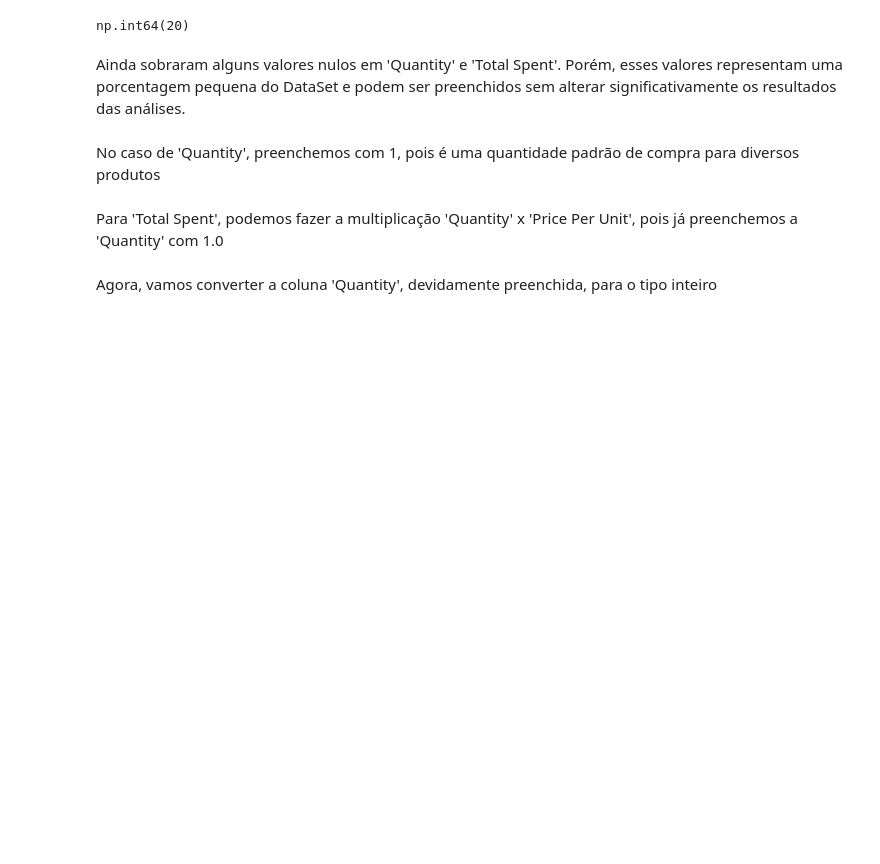
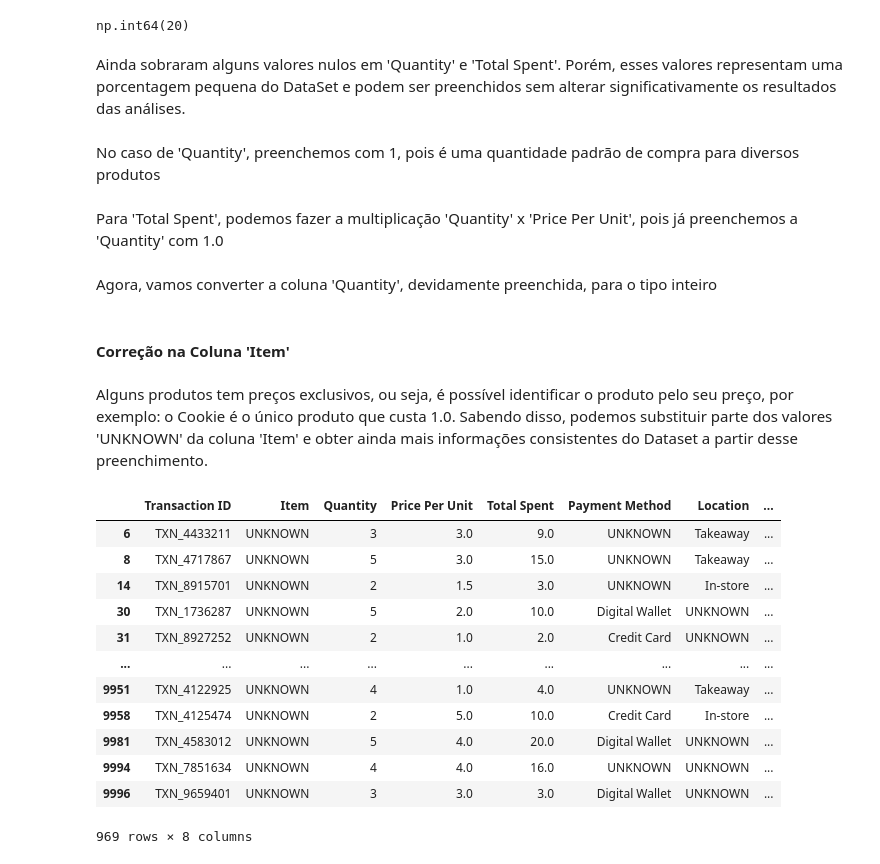
Before and after one commit to dantteroberto-draaf/CafeSales_EDA, a Jupyter notebook: notebooks/base_cafe_EDA.ipynb, the cells around one changed output. Cells and saved outputs as stored; diff of their text form; code cells hidden in the pictures; blank space fills up the shorter version.

```diff
--- a/notebooks/base_cafe_EDA.ipynb
+++ b/notebooks/base_cafe_EDA.ipynb
@@ -355,3 +354,23 @@ base_cafe['Total Spent'] = base_cafe['Total Spent'].fillna(base_cafe['Quantity']
 Agora, vamos converter a coluna 'Quantity', devidamente preenchida, para o tipo inteiro
 # %%
 base_cafe['Quantity'] = base_cafe['Quantity'].astype(int)
+# %% [markdown]
+#### Correção na Coluna 'Item'
+# %% [markdown]
+Alguns produtos tem preços exclusivos, ou seja, é possível identificar o produto pelo seu preço, por exemplo: o Cookie é o único produto que custa 1.0. Sabendo disso, podemos substituir parte dos valores 'UNKNOWN' da coluna 'Item' e obter ainda mais informações consistentes do Dataset a partir desse preenchimento.
+# %%
+base_cafe[base_cafe['Item'] == 'UNKNOWN']
+# %% [output]
+|  | Transaction ID | Item | Quantity | Price Per Unit | Total Spent | Payment Method | Location | ... |
+| 6 | TXN_4433211 | UNKNOWN | 3 | 3.0 | 9.0 | UNKNOWN | Takeaway | ... |
+| 8 | TXN_4717867 | UNKNOWN | 5 | 3.0 | 15.0 | UNKNOWN | Takeaway | ... |
+| 14 | TXN_8915701 | UNKNOWN | 2 | 1.5 | 3.0 | UNKNOWN | In-store | ... |
+| 30 | TXN_1736287 | UNKNOWN | 5 | 2.0 | 10.0 | Digital Wallet | UNKNOWN | ... |
+| 31 | TXN_8927252 | UNKNOWN | 2 | 1.0 | 2.0 | Credit Card | UNKNOWN | ... |
+| ... | ... | ... | ... | ... | ... | ... | ... | ... |
+| 9951 | TXN_4122925 | UNKNOWN | 4 | 1.0 | 4.0 | UNKNOWN | Takeaway | ... |
+| 9958 | TXN_4125474 | UNKNOWN | 2 | 5.0 | 10.0 | Credit Card | In-store | ... |
+| 9981 | TXN_4583012 | UNKNOWN | 5 | 4.0 | 20.0 | Digital Wallet | UNKNOWN | ... |
+| 9994 | TXN_7851634 | UNKNOWN | 4 | 4.0 | 16.0 | UNKNOWN | UNKNOWN | ... |
+| 9996 | TXN_9659401 | UNKNOWN | 3 | 3.0 | 3.0 | Digital Wallet | UNKNOWN | ... |
+969 rows × 8 columns
```
Also changed, not shown: parts of 21 cells of this notebook.
